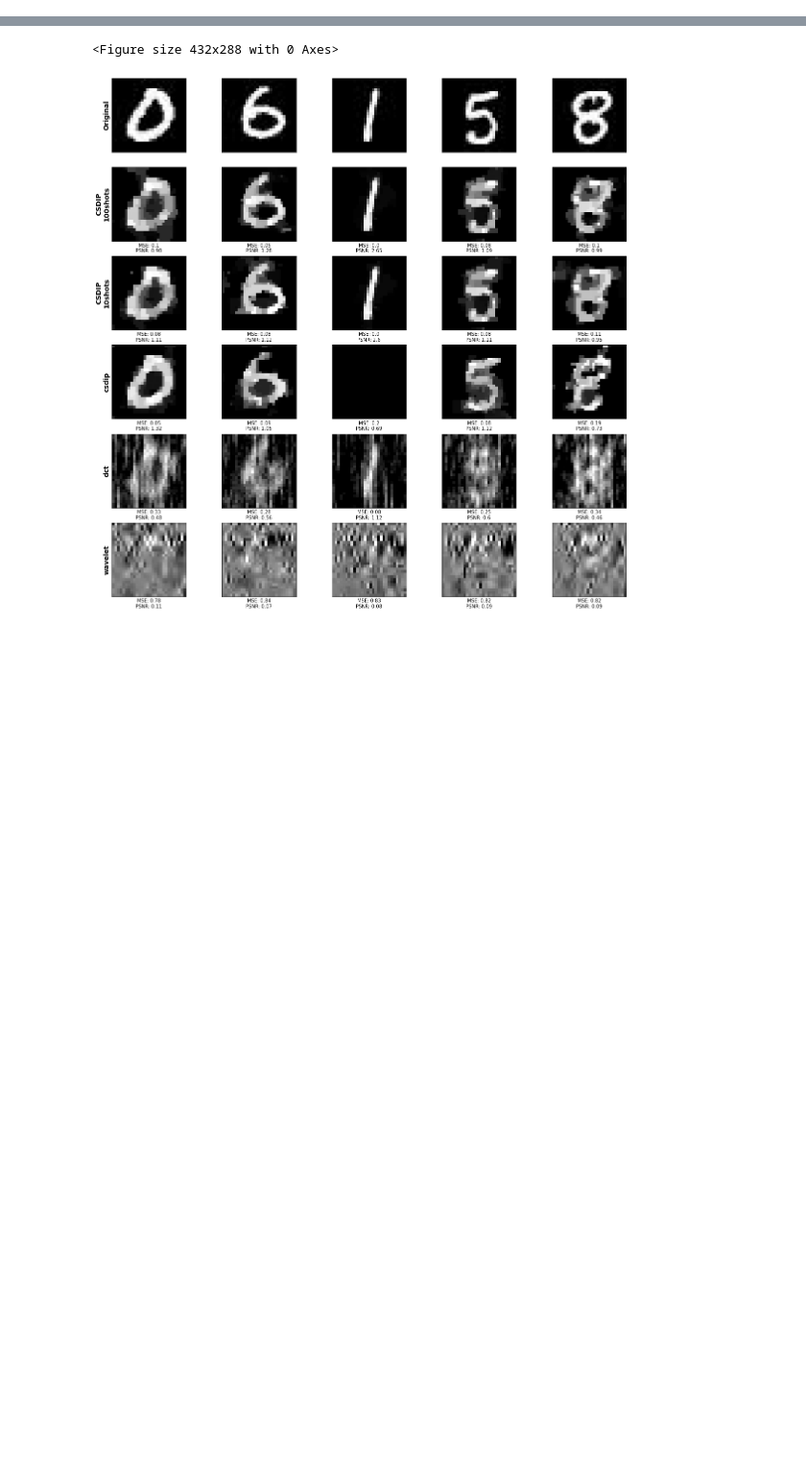
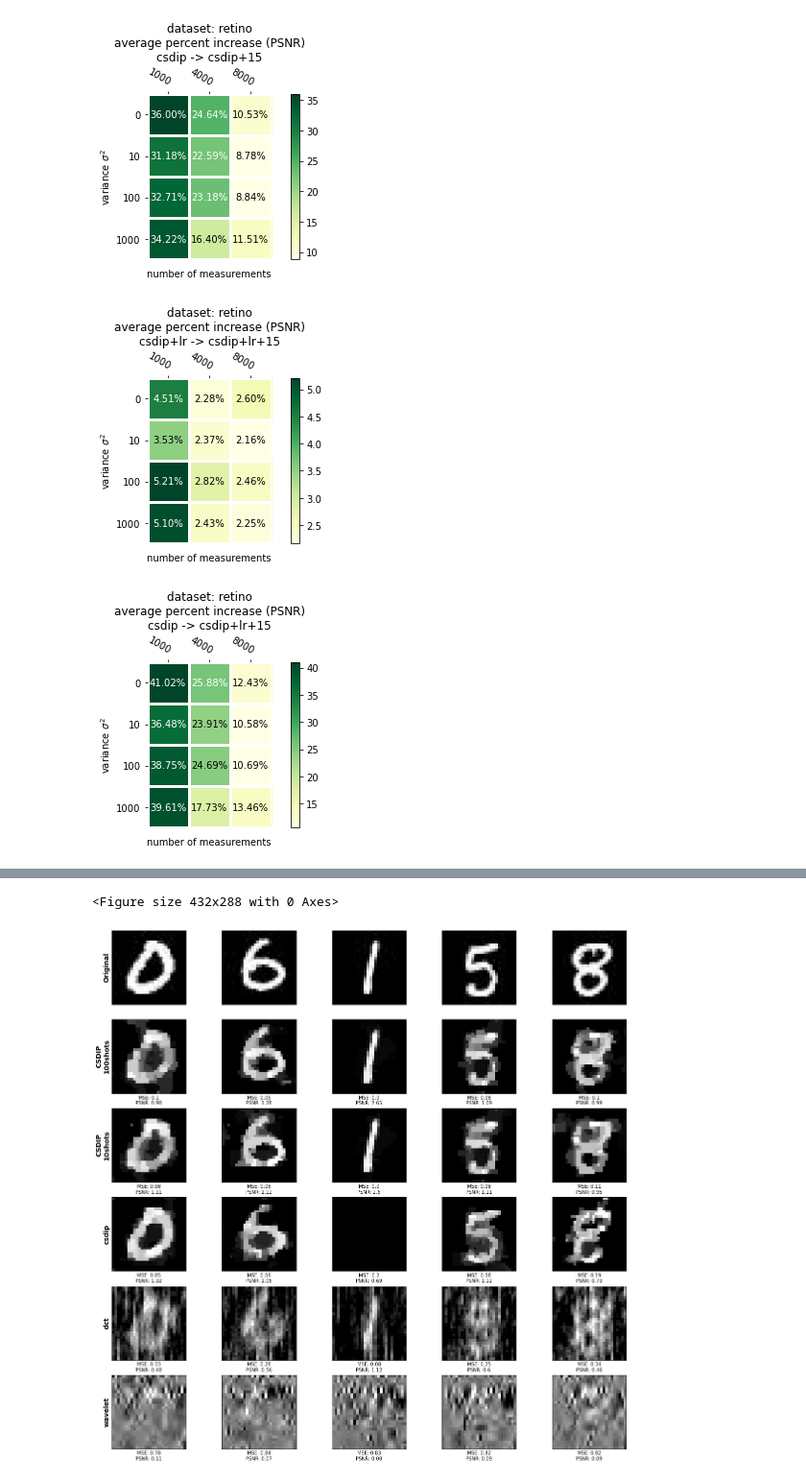
Before and after one commit to reagankan/compsensing_dip, a Jupyter notebook: plot.ipynb, the cells around one changed output, grey strips where cells are left out. Shown at 96% size. Cells and saved outputs as stored; diff of their text form; code cells hidden in the pictures; blank space fills up the shorter version.

```diff
--- a/plot.ipynb
+++ b/plot.ipynb
@@ -305,0 +386,20 @@ def plot_average_psnr_percent_increase(args, baseline, experimental, cmap="YlGn"
+# %%
+plot_average_psnr_percent_increase(
+        args,
+        baseline="csdip",
+        experimental="csdip+15"
+    )
+plot_average_psnr_percent_increase(
+        args,
+        baseline="csdip+lr",
+        experimental="csdip+lr+15"
+    )
+plot_average_psnr_percent_increase(
+        args,
+        baseline="csdip",
+        experimental="csdip+lr+15"
+    )
+# %% [output]
+[figure, added]
+[figure, added]
+[figure, added]
```
Also changed, not shown: parts of 45 cells of this notebook, 19 other files.
